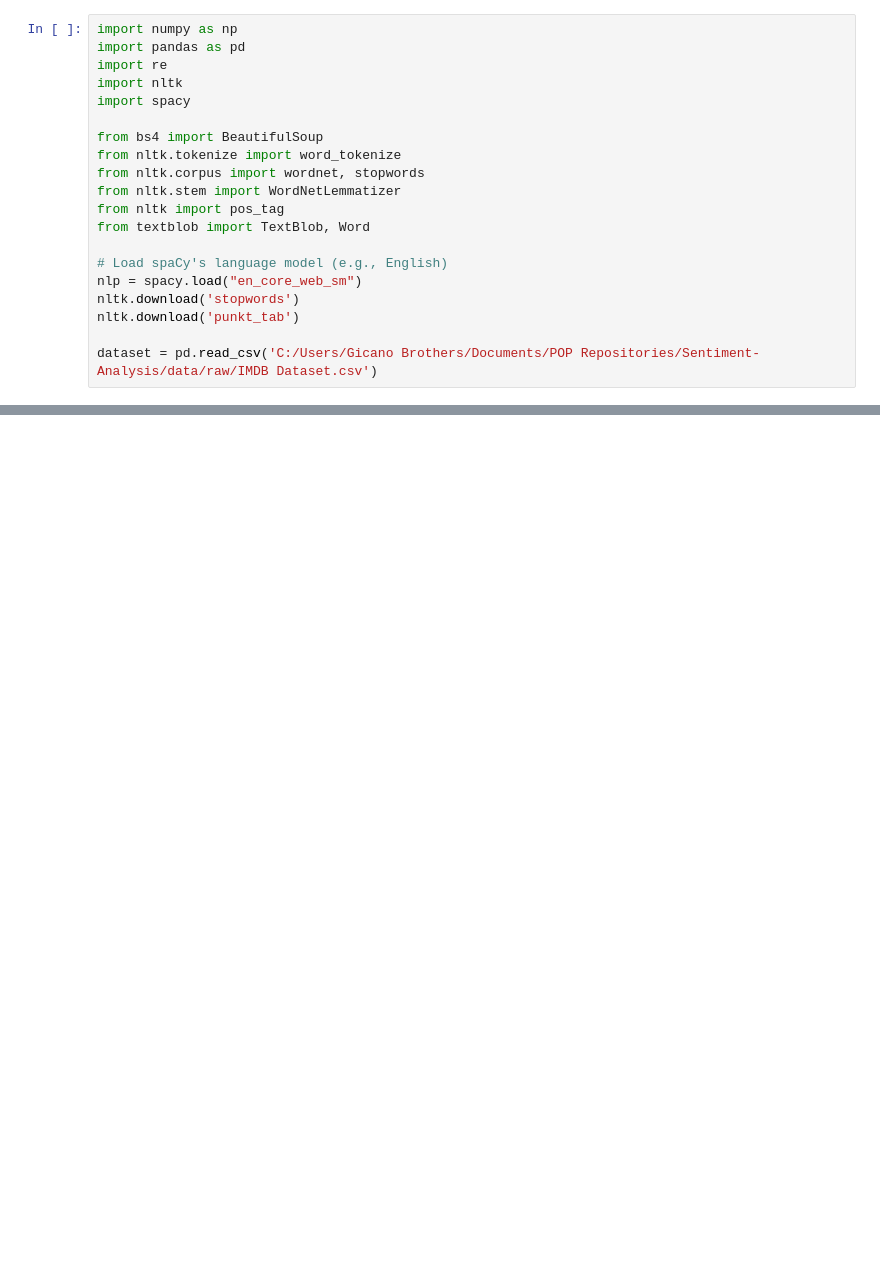
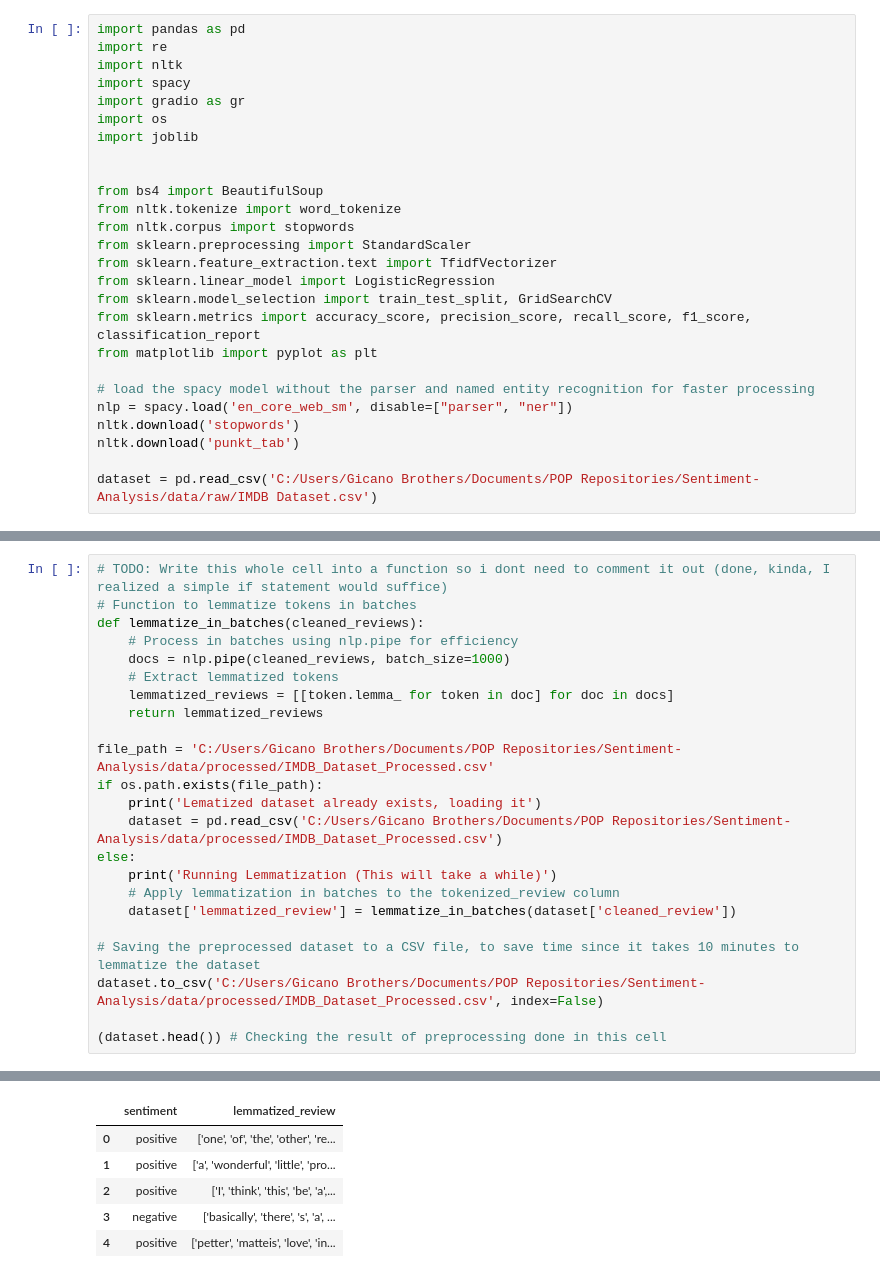
Before and after one commit to lance24528/Sentiment-Analysis, a Jupyter notebook: notebooks/1.0-lg-sentiment-analysis.ipynb, the cells around one changed output, grey strips where cells are left out. Saved outputs shown, nothing was run; the diff lists cells and outputs as text; blank space fills up the shorter version.

```diff
--- a/notebooks/1.0-lg-sentiment-analysis.ipynb
+++ b/notebooks/1.0-lg-sentiment-analysis.ipynb
@@ -1,19 +1,25 @@
 # %%
-import numpy as np
 import pandas as pd
 import re
 import nltk
 import spacy
+import gradio as gr
+import os
+import joblib
+
 
 from bs4 import BeautifulSoup
 from nltk.tokenize import word_tokenize
-from nltk.corpus import wordnet, stopwords
-from nltk.stem import WordNetLemmatizer
-from nltk import pos_tag
-from textblob import TextBlob, Word
+from nltk.corpus import stopwords
+from sklearn.preprocessing import StandardScaler
+from sklearn.feature_extraction.text import TfidfVectorizer
+from sklearn.linear_model import LogisticRegression
+from sklearn.model_selection import train_test_split, GridSearchCV
+from sklearn.metrics import accuracy_score, precision_score, recall_score, f1_score, classification_report
+from matplotlib import pyplot as plt
 
-# Load spaCy's language model (e.g., English)
-nlp = spacy.load("en_core_web_sm")
+# load the spacy model without the parser and named entity recognition for faster processing
+nlp = spacy.load('en_core_web_sm', disable=["parser", "ner"])
 nltk.download('stopwords')
 nltk.download('punkt_tab')
 
@@ -31,0 +53,24 @@ dataset['cleaned_review'] = dataset['review'].apply(clean_text)
+# %%
+# TODO: Write this whole cell into a function so i dont need to comment it out (done, kinda, I realized a simple if statement would suffice)
+# Function to lemmatize tokens in batches
+def lemmatize_in_batches(cleaned_reviews):
+    # Process in batches using nlp.pipe for efficiency
+    docs = nlp.pipe(cleaned_reviews, batch_size=1000)
+    # Extract lemmatized tokens
+    lemmatized_reviews = [[token.lemma_ for token in doc] for doc in docs]
+    return lemmatized_reviews
+
+file_path = 'C:/Users/Gicano Brothers/Documents/POP Repositories/Sentiment-Analysis/data/processed/IMDB_Dataset_Processed.csv'
+if os.path.exists(file_path):
+    print('Lematized dataset already exists, loading it')
+    dataset = pd.read_csv('C:/Users/Gicano Brothers/Documents/POP Repositories/Sentiment-Analysis/data/processed/IMDB_Dataset_Processed.csv')
+else:
+    print('Running Lemmatization (This will take a while)')
+    # Apply lemmatization in batches to the tokenized_review column
+    dataset['lemmatized_review'] = lemmatize_in_batches(dataset['cleaned_review'])
+
+# Saving the preprocessed dataset to a CSV file, to save time since it takes 10 minutes to lemmatize the dataset
+dataset.to_csv('C:/Users/Gicano Brothers/Documents/POP Repositories/Sentiment-Analysis/data/processed/IMDB_Dataset_Processed.csv', index=False)
+
+(dataset.head()) # Checking the result of preprocessing done in this cell
+# %% [output]
@@ -32,3 +78,9 @@ dataset['cleaned_review'] = dataset['review'].apply(clean_text)
+|  | sentiment | lemmatized_review |
+| 0 | positive | ['one', 'of', 'the', 'other', 're... |
+| 1 | positive | ['a', 'wonderful', 'little', 'pro... |
+| 2 | positive | ['I', 'think', 'this', 'be', 'a',... |
+| 3 | negative | ['basically', 'there', 's', 'a', ... |
+| 4 | positive | ['petter', 'matteis', 'love', 'in... |
 # %%
 # Wrote this code to check if the NLTK punkt tokenizer is available
 # Since the cell below wasnt running because in kaggle importing "punkt" was enough
```
Also changed, not shown: parts of 9 cells of this notebook, 14 other files.
